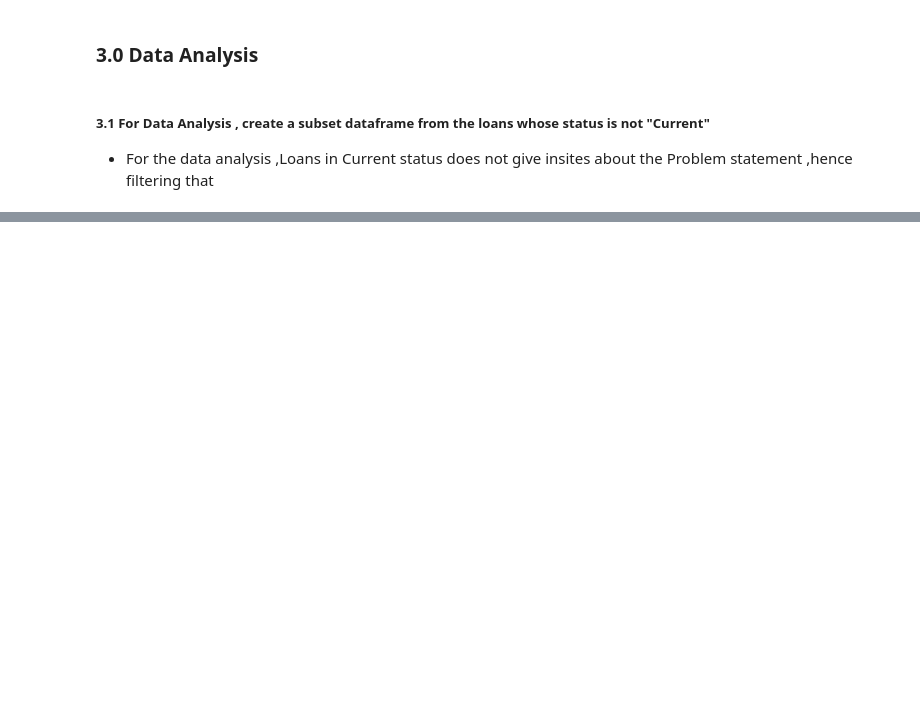
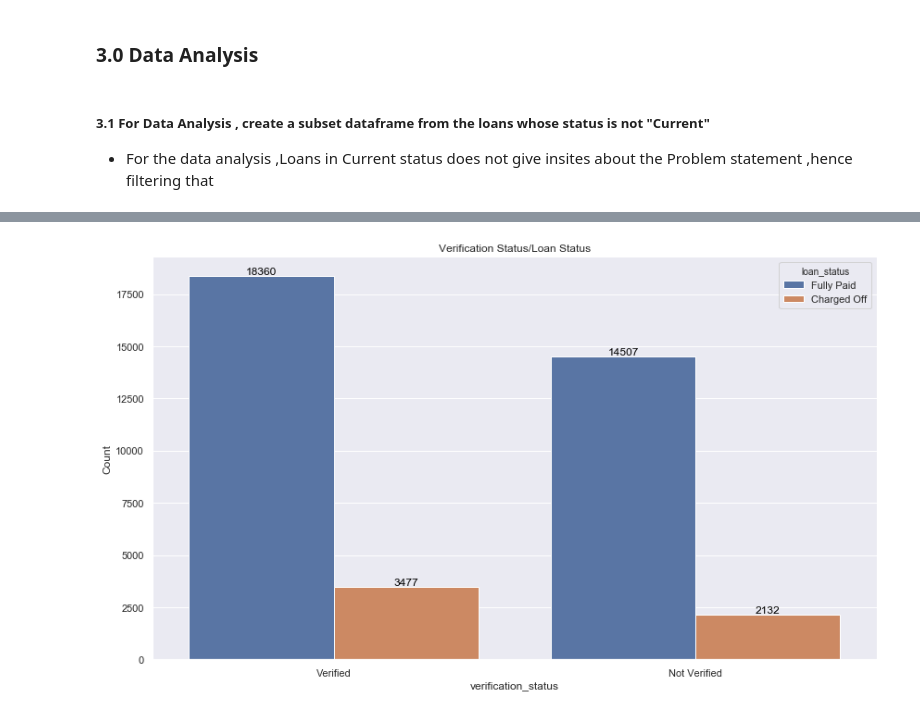
Before and after one commit to gauravsoni1112/Data-Science-Project, a Jupyter notebook: Gramener-Case-Study/Gramener-Case-Study.ipynb, the cells around one changed output, grey strips where cells are left out. Saved outputs shown, nothing was run; the diff lists cells and outputs as text; code cells hidden in the pictures; blank space fills up the shorter version.

```diff
--- a/Gramener-Case-Study/Gramener-Case-Study.ipynb
+++ b/Gramener-Case-Study/Gramener-Case-Study.ipynb
@@ -355,0 +558,4 @@ draw_countplot('sub_grade','Count of Sub Grade','Sub Grade Distribution',loan_no
+# %%
+draw_univariate_plot(column_name='verification_status',title='Verification Status/Loan Status',df=loan_not_current_df,type_of_variable="Categorical",hue="loan_status")
+# %% [output]
+[figure, added]
```
Also changed, not shown: parts of 58 cells of this notebook, 2 other files.
